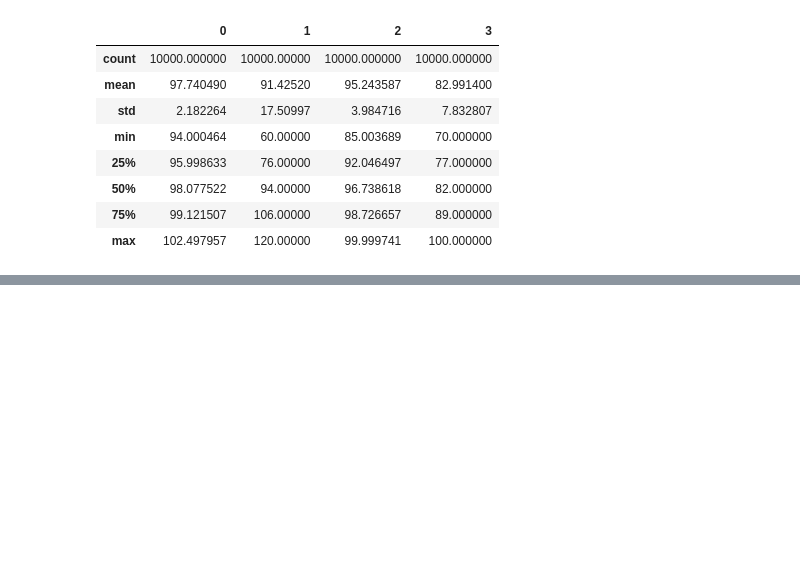
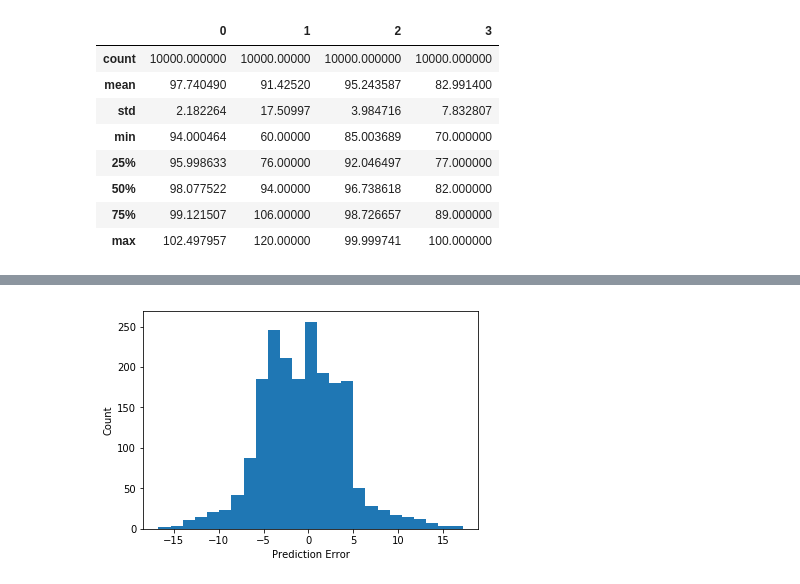
Before and after one commit to NomanNasirMinhas/Health-Monitoring-with-Theta-Middleware, a Jupyter notebook: Machine Learning/TensorflowCode.ipynb, the cells around one changed output, grey strips where cells are left out. Cells and saved outputs as stored; diff of their text form; code cells hidden in the pictures; blank space fills up the shorter version.

```diff
--- a/Machine Learning/TensorflowCode.ipynb
+++ b/Machine Learning/TensorflowCode.ipynb
@@ -266,5 +251,7 @@ _ = plt.plot(lims, lims)
 # %%
 error = test_predictions - test_labels
-plt.hist(error, bins=25)
-plt.xlabel('Prediction Error [MPG]')
-_ = plt.ylabel('Count')
+plt.hist(error, bins = 25)
+plt.xlabel("Prediction Error")
+_ = plt.ylabel("Count")
+# %% [output]
+[figure, added]
```
Also changed, not shown: parts of 42 cells of this notebook, 5 other files.
